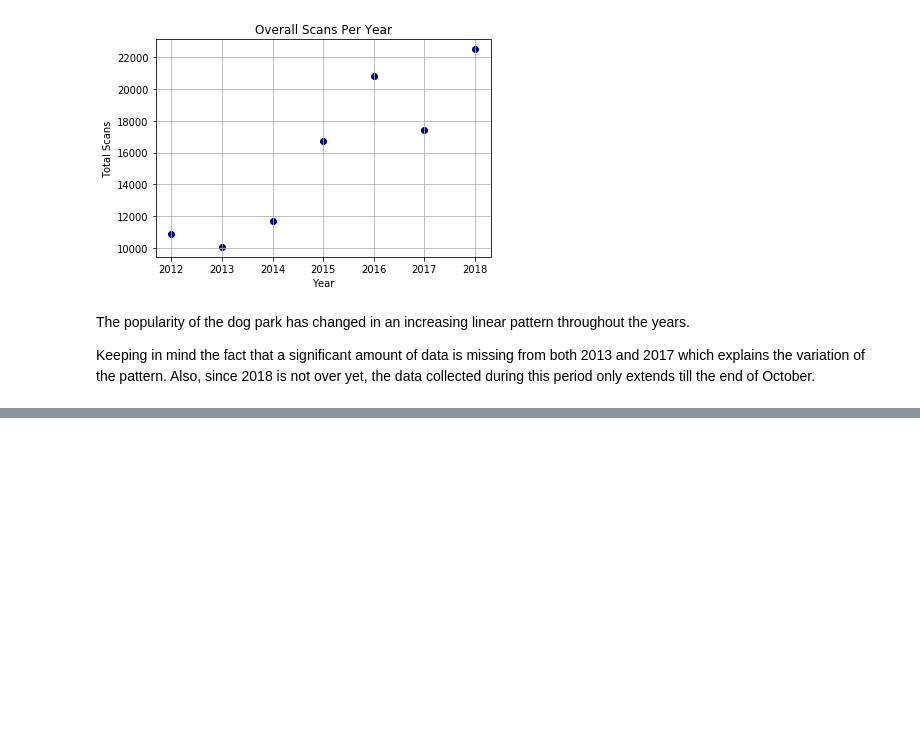
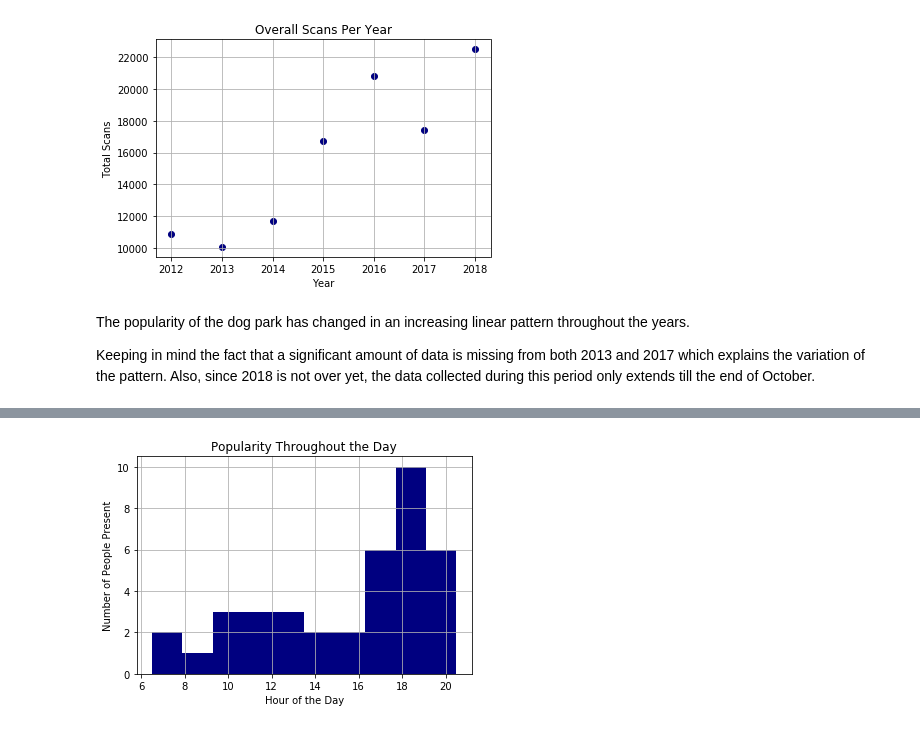
Before and after one commit to cronand3/Dog-Park-Project, a Jupyter notebook: Final_Project_Notebook.ipynb, the cells around one changed output, grey strips where cells are left out. Saved outputs shown, nothing was run; the diff lists cells and outputs as text; code cells hidden in the pictures; blank space fills up the shorter version.

```diff
--- a/Final_Project_Notebook.ipynb
+++ b/Final_Project_Notebook.ipynb
@@ -161,0 +624,4 @@ Keeping in mind the fact that a significant amount of data is missing from both
+# %%
+june1 = plot_day_popularity(june1_userid,june1_times)
+# %% [output]
+[figure, added]
```
Also changed, not shown: parts of 23 cells of this notebook, 1 other file.
